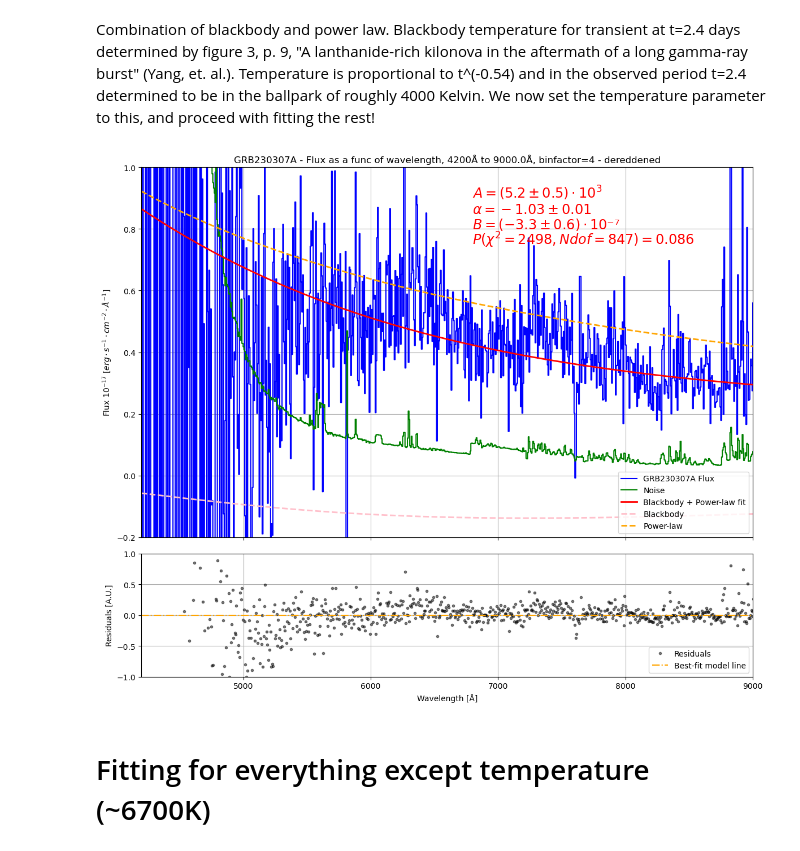
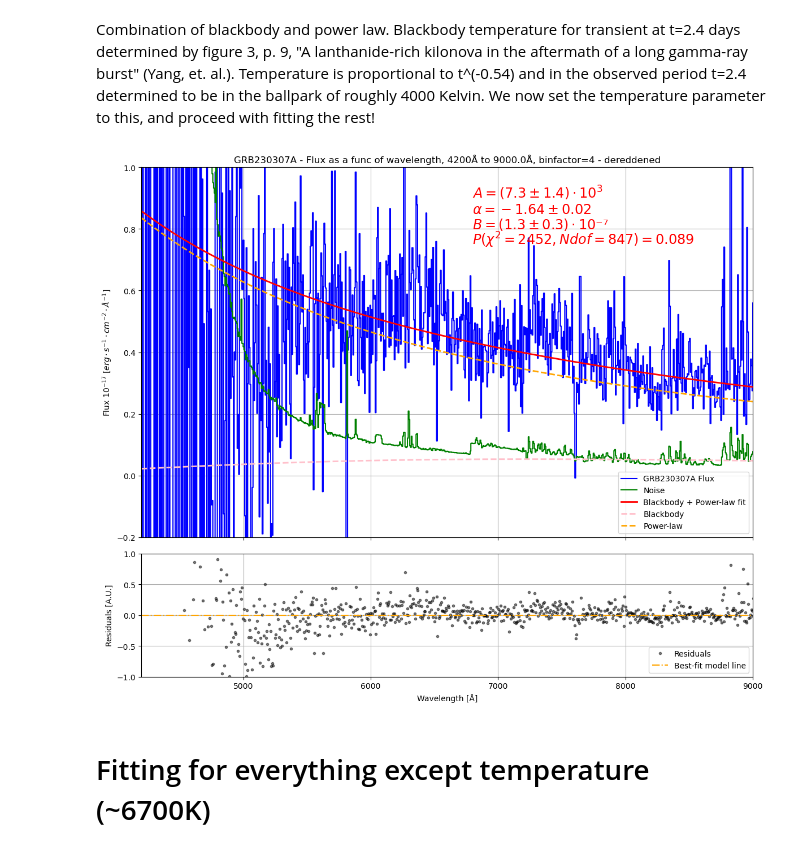
Before and after one commit to Lenti0001/Florent-GRB230307A, a Jupyter notebook: Binning/Curve fit, blackbody + power-law - binfactor 4.ipynb, the cells around one changed output. Cells and saved outputs as stored; diff of their text form; code cells hidden in the pictures.

```diff
--- a/Binning/Curve fit, blackbody + power-law - binfactor 4.ipynb
+++ b/Binning/Curve fit, blackbody + power-law - binfactor 4.ipynb
@@ -270,12 +270,12 @@ def plotting(wavebin, fluxbin, noisebin, format_text, sig_digits, guess_val, cut
 # %%
 T = 4000
 save=False
 
-format_text = ['$A = ({} \pm {}) \cdot 10^3$', 1e3, '$α = {} \pm {}$', 1, '$B = ({} \pm {}) \cdot 10⁻⁷ $', 1e-7]
+format_text = ['$A = ({} \pm {}) \cdot 10^3$', 1e5, '$α = {} \pm {}$', 1, '$B = ({} \pm {}) \cdot 10⁻⁷ $', 1e-7]
 sig_digits = [1, 2, 1]
-plotting(wavebin, fluxbin, noisebin, format_text, sig_digits, [400, -0.7, 1e-8], cutoff_min = 4200, cutoff_max = 9000.)
+plotting(wavebin, fluxbin, noisebin, format_text, sig_digits, [1e5, -1.5, 5e-10], cutoff_min = 4200, cutoff_max = 9000.)
 # %% [output]
-[figure, old version]
+[figure, new version]
 # %% [markdown]
 # Fitting for everything except temperature (~6700K)
 # %%
```
Also changed, not shown: parts of 1 cell of this notebook.
